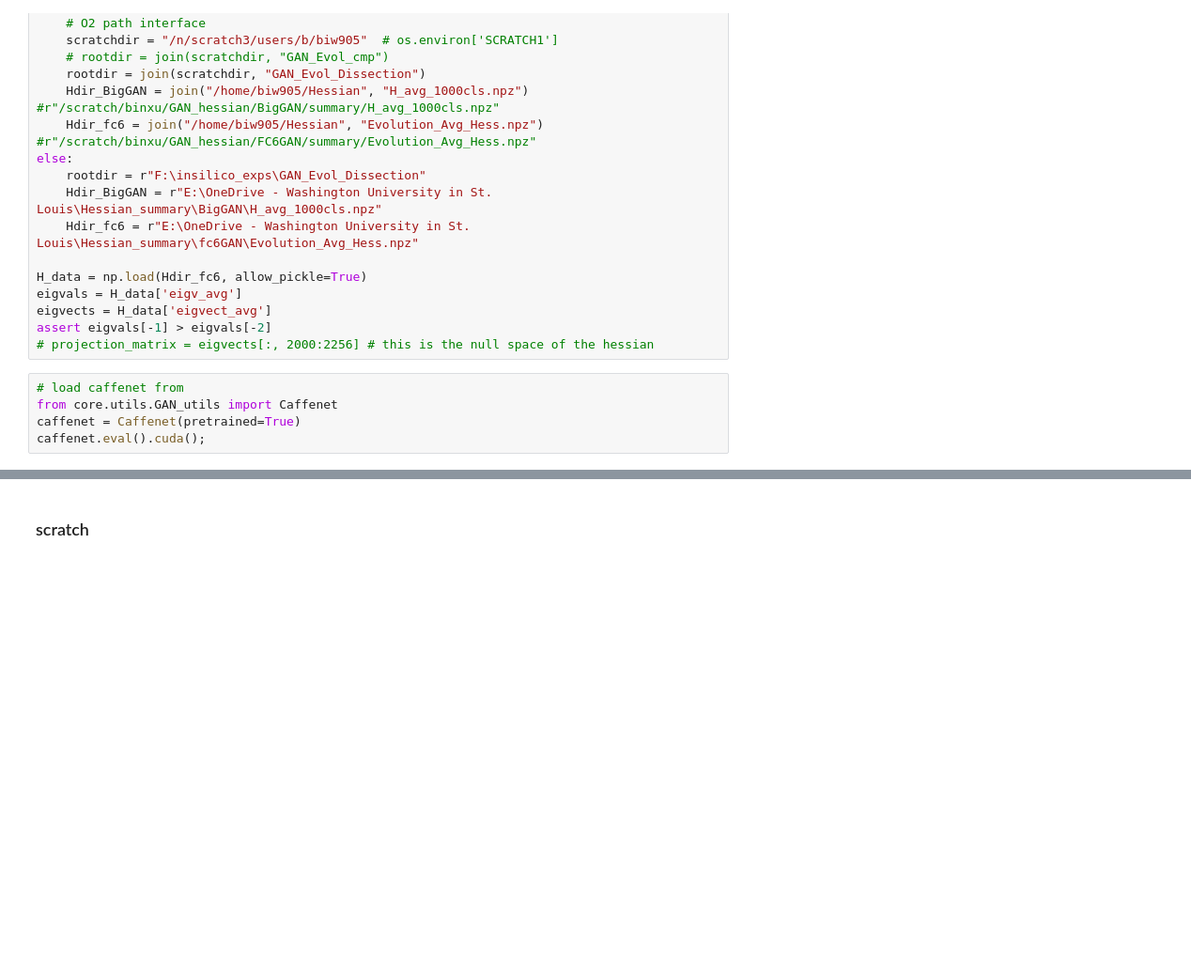
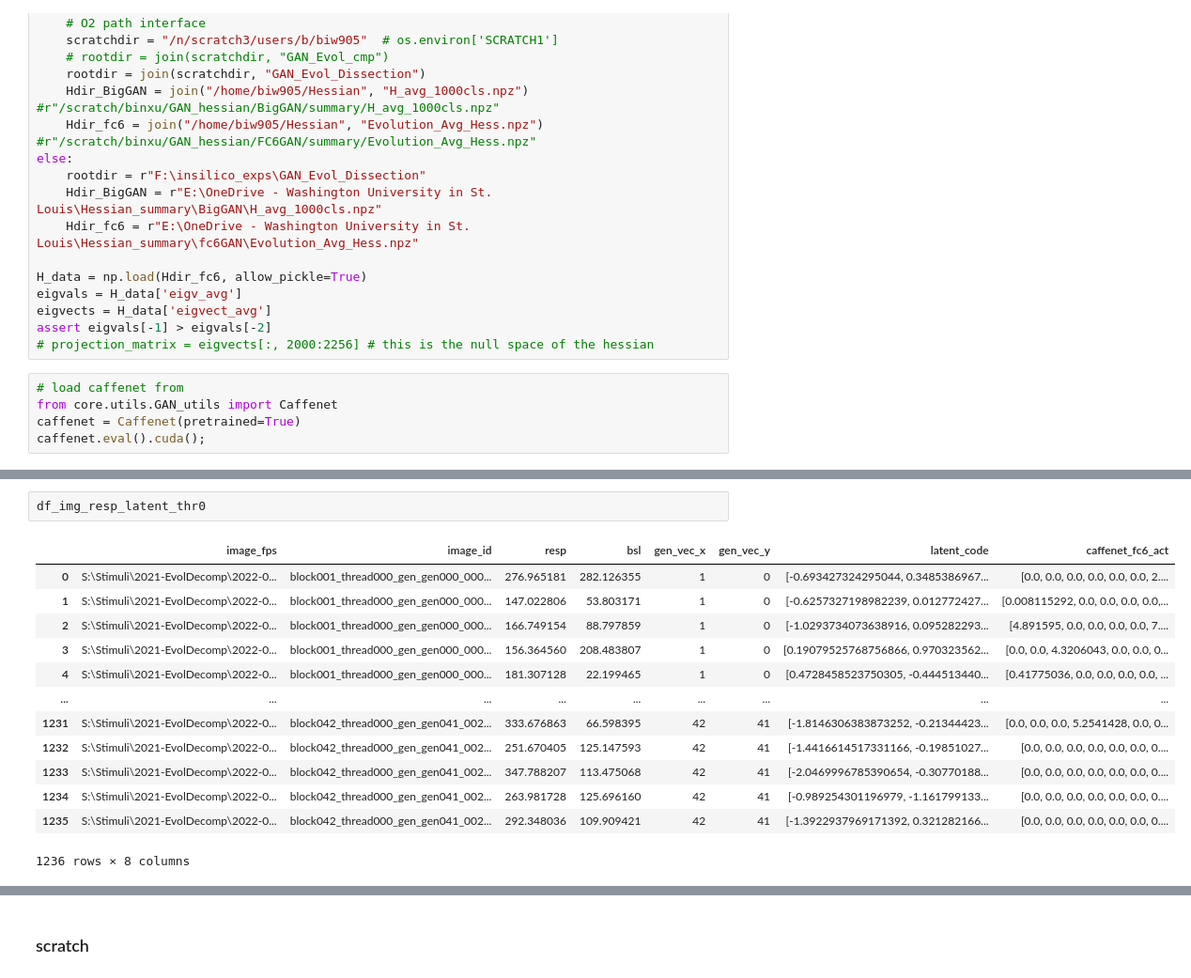
Before and after one commit to Animadversio/Neuro-ActMax-GAN-comparison, a Jupyter notebook: notebooks/BigGAN_DeePSim_latent_code_linearity_test.ipynb, the cells around one changed output, grey strips where cells are left out. Shown at 94% size. Saved outputs shown, nothing was run; the diff lists cells and outputs as text; blank space fills up the shorter version.

```diff
--- a/notebooks/BigGAN_DeePSim_latent_code_linearity_test.ipynb
+++ b/notebooks/BigGAN_DeePSim_latent_code_linearity_test.ipynb
@@ -827,3 +791,19 @@ Linear model R² score on test set: 0.196
+# %%
+df_img_resp_latent_thr0
+# %% [output]
+|  | image_fps | image_id | resp | bsl | gen_vec_x | gen_vec_y | latent_code | caffenet_fc6_act |
+| 0 | S:\Stimuli\2021-EvolDecomp\2022-0... | block001_thread000_gen_gen000_000... | 276.965181 | 282.126355 | 1 | 0 | [-0.693427324295044, 0.3485386967... | [0.0, 0.0, 0.0, 0.0, 0.0, 0.0, 2.... |
+| 1 | S:\Stimuli\2021-EvolDecomp\2022-0... | block001_thread000_gen_gen000_000... | 147.022806 | 53.803171 | 1 | 0 | [-0.6257327198982239, 0.012772427... | [0.008115292, 0.0, 0.0, 0.0, 0.0,... |
+| 2 | S:\Stimuli\2021-EvolDecomp\2022-0... | block001_thread000_gen_gen000_000... | 166.749154 | 88.797859 | 1 | 0 | [-1.0293734073638916, 0.095282293... | [4.891595, 0.0, 0.0, 0.0, 0.0, 7.... |
+| 3 | S:\Stimuli\2021-EvolDecomp\2022-0... | block001_thread000_gen_gen000_000... | 156.364560 | 208.483807 | 1 | 0 | [0.19079525768756866, 0.970323562... | [0.0, 0.0, 4.3206043, 0.0, 0.0, 0... |
+| 4 | S:\Stimuli\2021-EvolDecomp\2022-0... | block001_thread000_gen_gen000_000... | 181.307128 | 22.199465 | 1 | 0 | [0.4728458523750305, -0.444513440... | [0.41775036, 0.0, 0.0, 0.0, 0.0, ... |
+| ... | ... | ... | ... | ... | ... | ... | ... | ... |
+| 1231 | S:\Stimuli\2021-EvolDecomp\2022-0... | block042_thread000_gen_gen041_002... | 333.676863 | 66.598395 | 42 | 41 | [-1.8146306383873252, -0.21344423... | [0.0, 0.0, 0.0, 5.2541428, 0.0, 0... |
+| 1232 | S:\Stimuli\2021-EvolDecomp\2022-0... | block042_thread000_gen_gen041_002... | 251.670405 | 125.147593 | 42 | 41 | [-1.4416614517331166, -0.19851027... | [0.0, 0.0, 0.0, 0.0, 0.0, 0.0, 0.... |
+| 1233 | S:\Stimuli\2021-EvolDecomp\2022-0... | block042_thread000_gen_gen041_002... | 347.788207 | 113.475068 | 42 | 41 | [-2.0469996785390654, -0.30770188... | [0.0, 0.0, 0.0, 0.0, 0.0, 0.0, 0.... |
+| 1234 | S:\Stimuli\2021-EvolDecomp\2022-0... | block042_thread000_gen_gen041_002... | 263.981728 | 125.696160 | 42 | 41 | [-0.989254301196979, -1.161799133... | [0.0, 0.0, 0.0, 0.0, 0.0, 0.0, 0.... |
+| 1235 | S:\Stimuli\2021-EvolDecomp\2022-0... | block042_thread000_gen_gen041_002... | 292.348036 | 109.909421 | 42 | 41 | [-1.3922937969171392, 0.321282166... | [0.0, 0.0, 0.0, 0.0, 0.0, 0.0, 0.... |
+1236 rows × 8 columns
 # %%
 # Dictionary to store all results
 results = {
```
Also changed, not shown: parts of 10 cells of this notebook, 1 other file.
